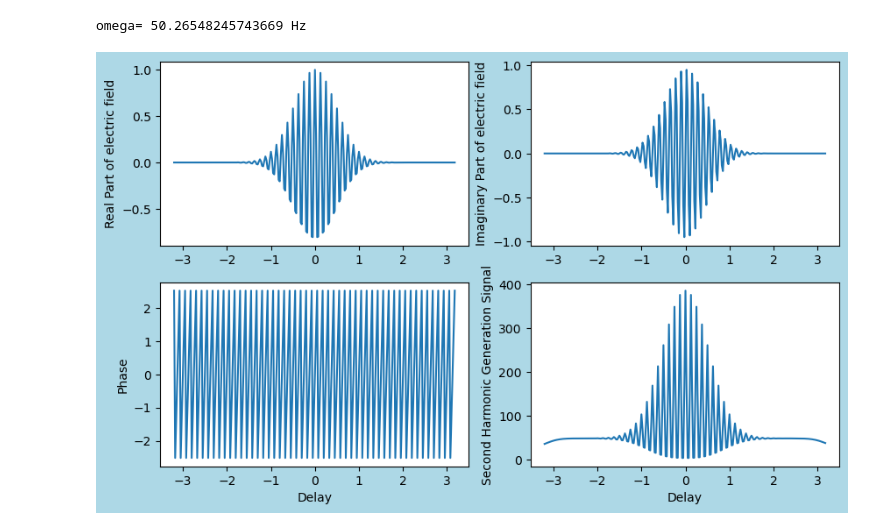
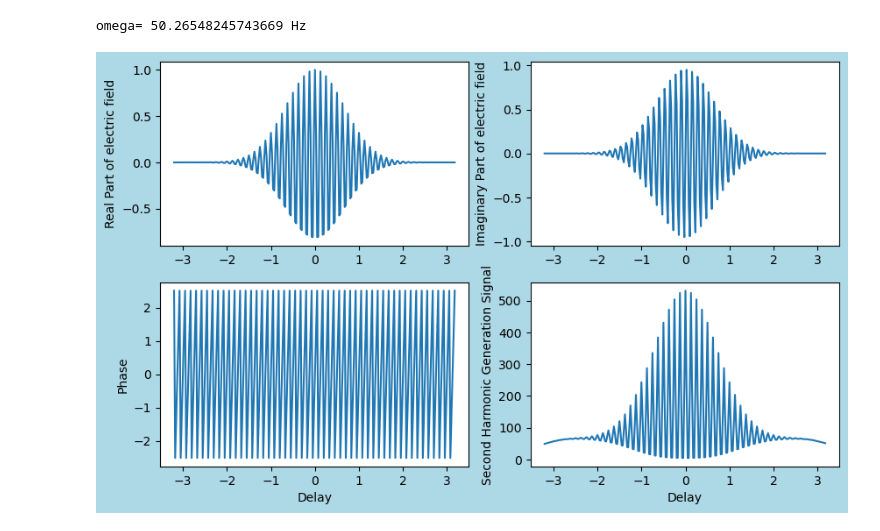
Before and after one commit to tacticstactics/autocorrelator_py, a Jupyter notebook: autocorrelation_interferom.ipynb, the cells around one changed output. Cells and saved outputs as stored; diff of their text form; code cells hidden in the pictures.

```diff
--- a/autocorrelation_interferom.ipynb
+++ b/autocorrelation_interferom.ipynb
@@ -53,7 +53,7 @@ def proc1(freq=8,pulsewidth=0.4,m=256,steptime=0.025):
 freq = 8
 # Frequency of Carrier wave
 
-pulsewidth = 0.8
+pulsewidth = 1.1
 # Pulsewidth
 
 m = 256
@@ -64,31 +64,32 @@ steptime = 0.025
 
 #tcol, Etcol, Signalcol = autocorrelation_interferom_def.proc1(freq,pulsewidth,m,steptime)
 tcol, Etcol, Signalcol = proc1(freq,pulsewidth,m,steptime)
 
 fig1 = plt.figure(figsize = (10,6), facecolor='lightblue')
 
 ax1 = fig1.add_subplot(2, 2, 1) # Real part of Interference
 ax2 = fig1.add_subplot(2, 2, 2) # Imaginary part of Interference
 ax3 = fig1.add_subplot(2, 2, 3) # Phase
 ax4 = fig1.add_subplot(2, 2, 4) # Power of Interferogram
 
 ax1.plot(tcol,np.real(Etcol))
 ax2.plot(tcol,np.imag(Etcol))
 ax3.plot(tcol,np.angle(Etcol))
 ax4.plot(tcol,np.real(Signalcol))
 
 ax1.set_ylabel("Real Part of electric field")
 ax2.set_ylabel("Imaginary Part of electric field")
 
 ax3.set_xlabel("Delay")
 ax4.set_xlabel("Delay")
 
 ax3.set_ylabel("Phase")
 
 ax4.set_ylabel("Second Harmonic Generation Signal")
 
+plt.savefig(f"{freq}_{pulsewidth}.png", dpi=300)
 
 plt.show()
 # %% [output]
 omega= 50.26548245743669 Hz
-[figure, old version]
+[figure, new version]
```
Also changed, not shown: 11 other files.
